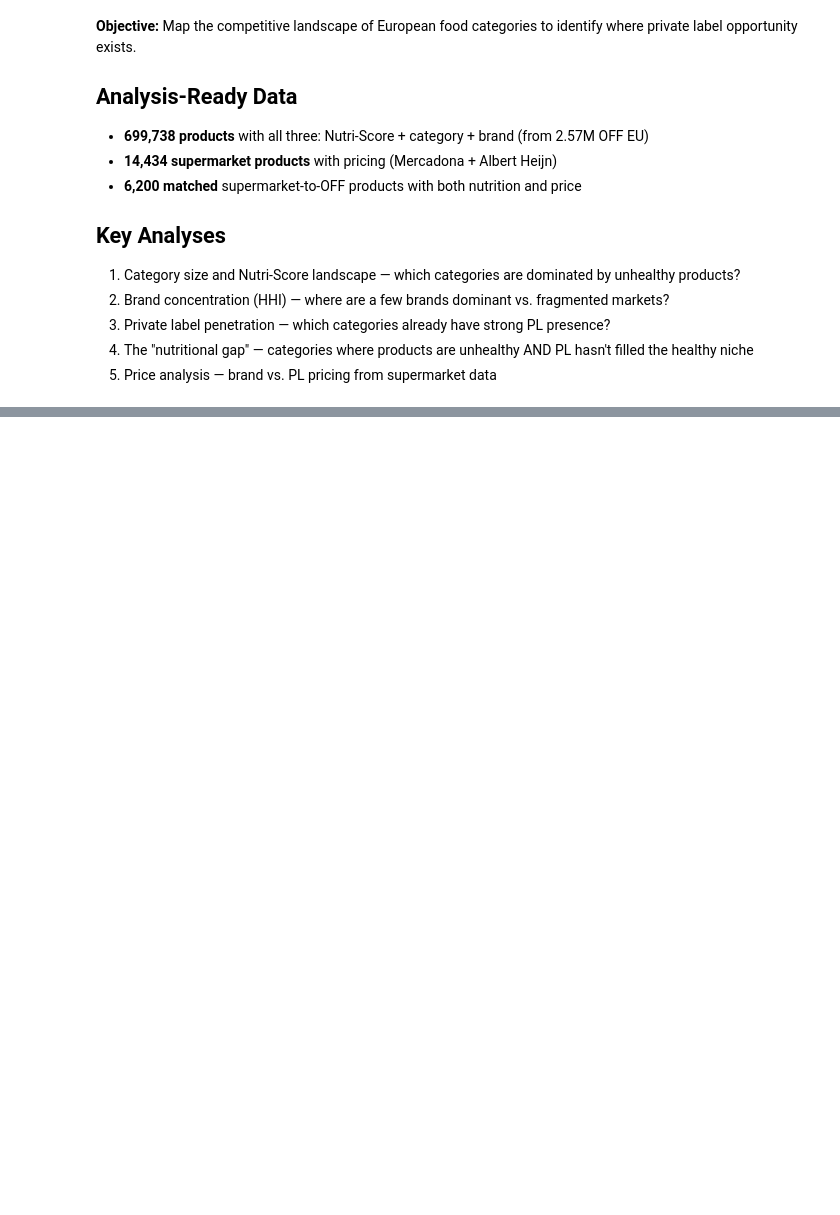
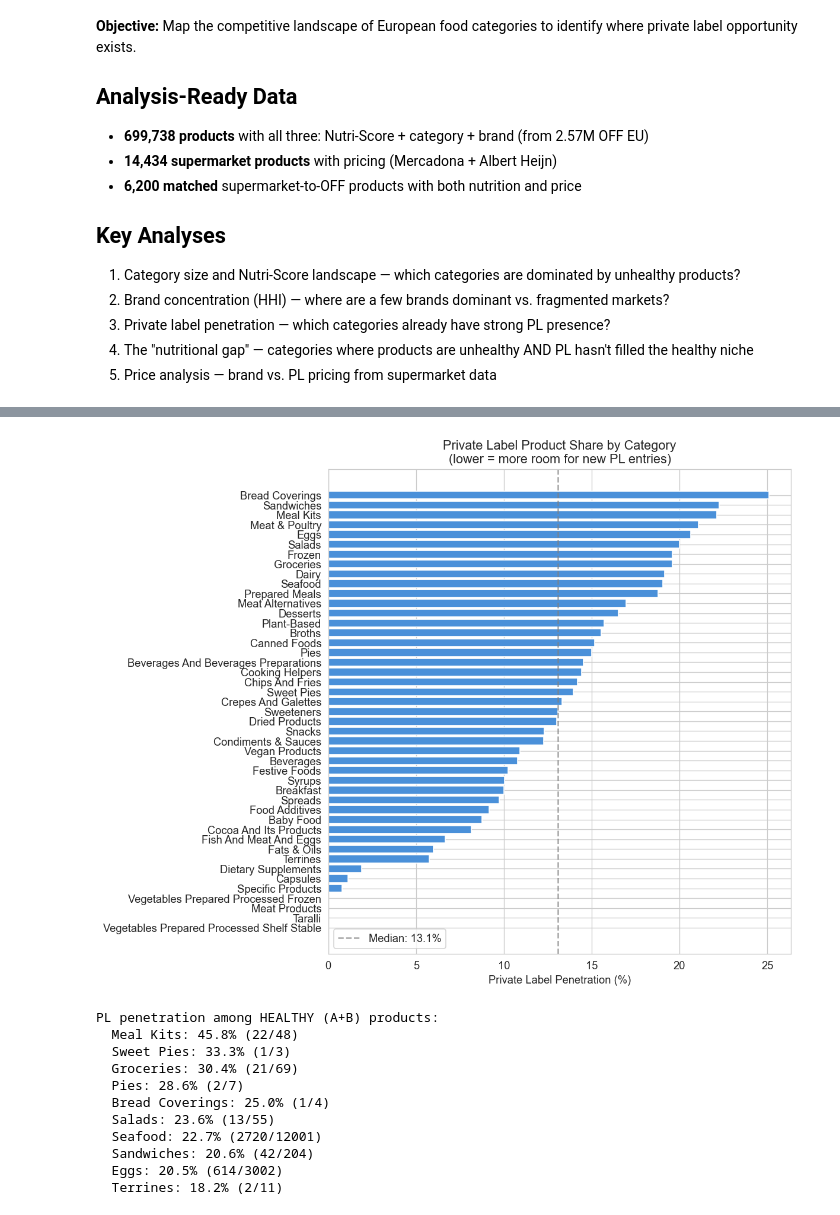
Before and after one commit to DrPrettyman/PrivateLabelOpportunities, a Jupyter notebook: notebooks/03_eda_category_landscape.ipynb, the cells around one changed output, grey strips where cells are left out. Saved outputs shown, nothing was run; the diff lists cells and outputs as text; code cells hidden in the pictures; blank space fills up the shorter version.

```diff
--- a/notebooks/03_eda_category_landscape.ipynb
+++ b/notebooks/03_eda_category_landscape.ipynb
@@ -38,0 +166,37 @@ sns.set_style("whitegrid")
+# %%
+# PL penetration by L1 category
+pl_pen = compute_pl_penetration(df, 'category_l1')
+pl_pen = pl_pen.sort_values('pl_penetration', ascending=True)
+
+fig, ax = plt.subplots(figsize=(10, 8))
+ax.barh(pl_pen['category_l1'], pl_pen['pl_penetration'] * 100, color='#4a90d9', edgecolor='white')
+ax.set_xlabel('Private Label Penetration (%)')
+ax.set_title('Private Label Product Share by Category\n(lower = more room for new PL entries)')
+ax.axvline(pl_pen['pl_penetration'].median() * 100, color='gray', linestyle='--', alpha=0.7,
+           label=f"Median: {pl_pen['pl_penetration'].median()*100:.1f}%")
+ax.legend()
+plt.tight_layout()
+plt.savefig(RESULTS_DIR / 'pl_penetration_by_category.png', bbox_inches='tight', dpi=150)
+plt.show()
+
+# PL penetration specifically among healthy (A+B) products
+df_ab = df[df['nutriscore_grade'].isin(['a', 'b'])]
+pl_pen_ab = compute_pl_penetration(df_ab, 'category_l1')
+pl_pen_ab = pl_pen_ab.rename(columns={'pl_penetration': 'pl_penetration_ab'})
+
+print('PL penetration among HEALTHY (A+B) products:')
+for _, row in pl_pen_ab.sort_values('pl_penetration_ab', ascending=False).head(10).iterrows():
+    print(f"  {row['category_l1']}: {row['pl_penetration_ab']:.1%} ({row['pl_products']:.0f}/{row['total_products']:.0f})")
+# %% [output]
+[figure, added]
+PL penetration among HEALTHY (A+B) products:
+  Meal Kits: 45.8% (22/48)
+  Sweet Pies: 33.3% (1/3)
+  Groceries: 30.4% (21/69)
+  Pies: 28.6% (2/7)
+  Bread Coverings: 25.0% (1/4)
+  Salads: 23.6% (13/55)
+  Seafood: 22.7% (2720/12001)
+  Sandwiches: 20.6% (42/204)
+  Eggs: 20.5% (614/3002)
+  Terrines: 18.2% (2/11)
```
Also changed, not shown: parts of 14 cells of this notebook, 3 other files.
